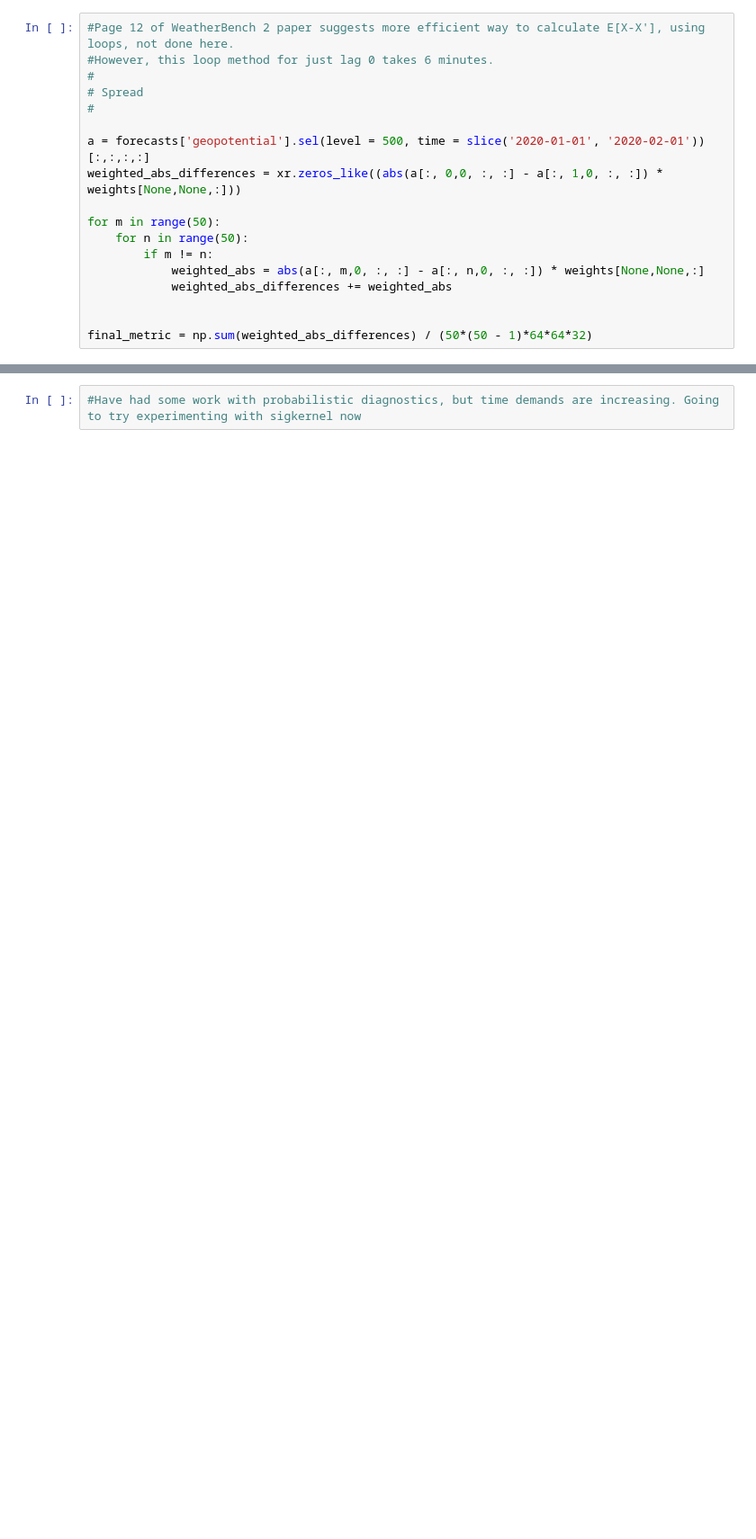
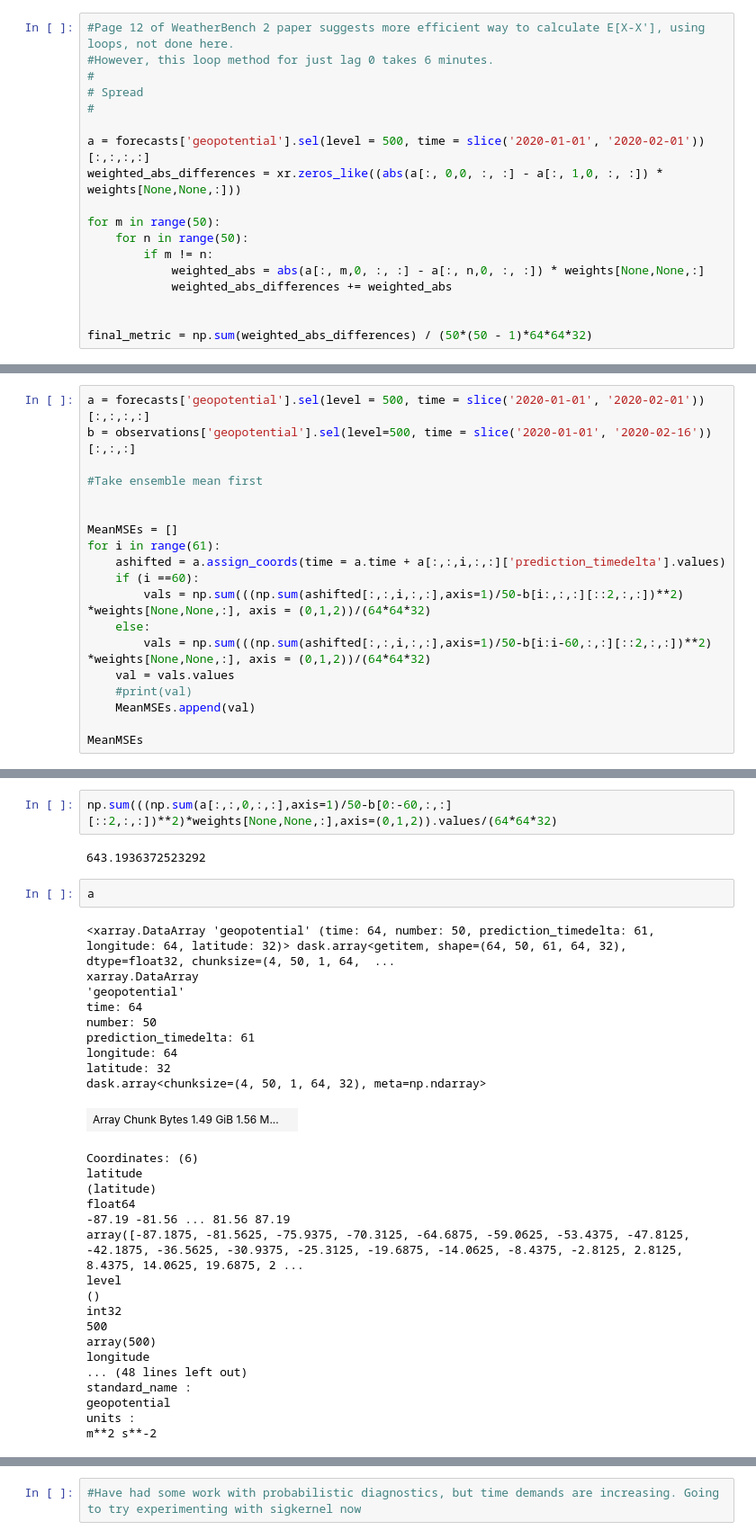
Before and after one commit to archerdodson/WeatherBench2-Implementation, a Jupyter notebook: PropabilisticWeatherBench2.ipynb, the cells around one changed output, grey strips where cells are left out. Shown at 90% size. Saved outputs shown, nothing was run; the diff lists cells and outputs as text; blank space fills up the shorter version.

Commit message:
FirstSigKernelCalculations
First successful attempt at getting a real value from data on weatherbench2

```diff
--- a/PropabilisticWeatherBench2.ipynb
+++ b/PropabilisticWeatherBench2.ipynb
@@ -252,0 +242,19 @@ array(16.68066519)
+# %%
+a = forecasts['geopotential'].sel(level = 500, time = slice('2020-01-01', '2020-02-01'))[:,:,:,:]
+b = observations['geopotential'].sel(level=500, time = slice('2020-01-01', '2020-02-16'))[:,:,:]
+
+#Take ensemble mean first
+
+
+MeanMSEs = []
+for i in range(61):
+    ashifted = a.assign_coords(time = a.time + a[:,:,i,:,:]['prediction_timedelta'].values)
+    if (i ==60):
+        vals = np.sum(((np.sum(ashifted[:,:,i,:,:],axis=1)/50-b[i:,:,:][::2,:,:])**2) *weights[None,None,:], axis = (0,1,2))/(64*64*32)
+    else:
+        vals = np.sum(((np.sum(ashifted[:,:,i,:,:],axis=1)/50-b[i:i-60,:,:][::2,:,:])**2) *weights[None,None,:], axis = (0,1,2))/(64*64*32)
+    val = vals.values
+    #print(val)
+    MeanMSEs.append(val)
+
+MeanMSEs
@@ -252,0 +279,34 @@ array(16.68066519)
+# %%
+np.sum(((np.sum(a[:,:,0,:,:],axis=1)/50-b[0:-60,:,:][::2,:,:])**2)*weights[None,None,:],axis=(0,1,2)).values/(64*64*32)
+# %% [output]
+643.1936372523292
+# %%
+a
+# %% [output]
+<xarray.DataArray 'geopotential' (time: 64, number: 50, prediction_timedelta: 61, longitude: 64, latitude: 32)> dask.array<getitem, shape=(64, 50, 61, 64, 32), dtype=float32, chunksize=(4, 50, 1, 64,  ...
+xarray.DataArray
+'geopotential'
+time: 64
+number: 50
+prediction_timedelta: 61
+longitude: 64
+latitude: 32
+dask.array<chunksize=(4, 50, 1, 64, 32), meta=np.ndarray>
+| Array Chunk Bytes 1.49 GiB 1.56 M... |  |
+Coordinates: (6)
+latitude
+(latitude)
+float64
+-87.19 -81.56 ... 81.56 87.19
+array([-87.1875, -81.5625, -75.9375, -70.3125, -64.6875, -59.0625, -53.4375, -47.8125, -42.1875, -36.5625, -30.9375, -25.3125, -19.6875, -14.0625, -8.4375, -2.8125, 2.8125, 8.4375, 14.0625, 19.6875, 2 ...
+level
+()
+int32
+500
+array(500)
+longitude
+... (48 lines left out)
+standard_name :
+geopotential
+units :
+m**2 s**-2
```
Also changed, not shown: parts of 10 cells of this notebook, 4 other files.
